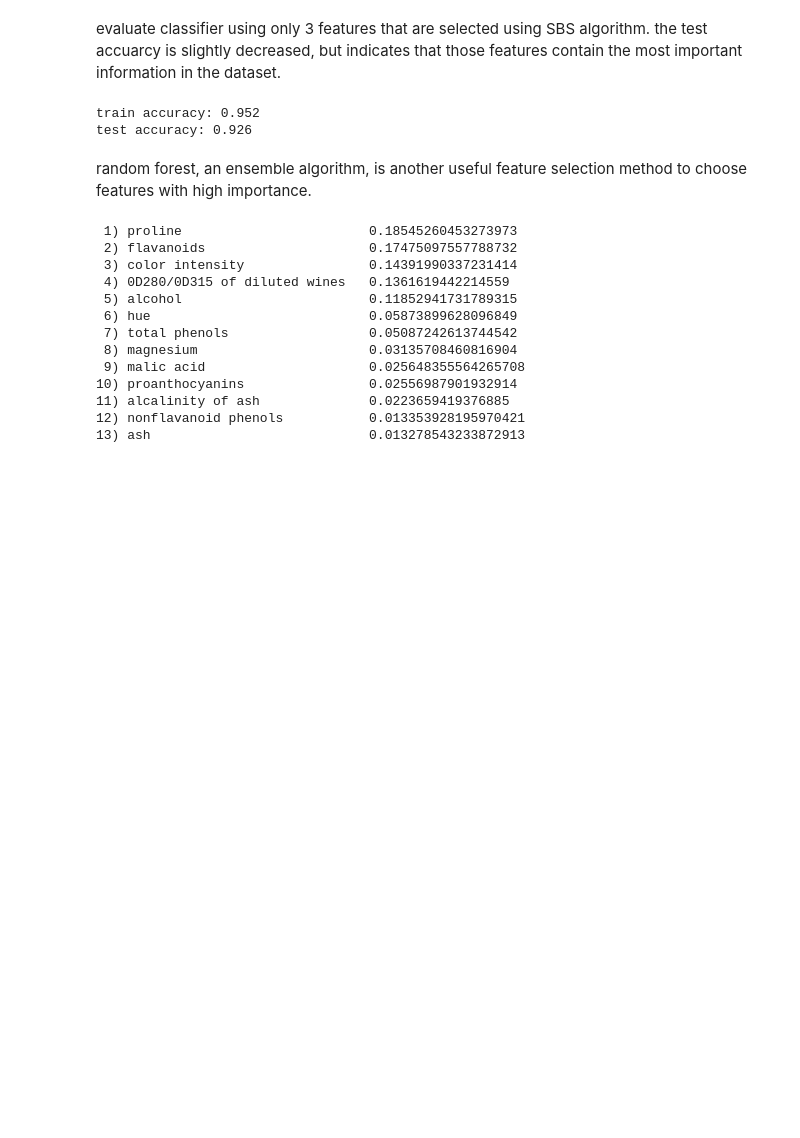
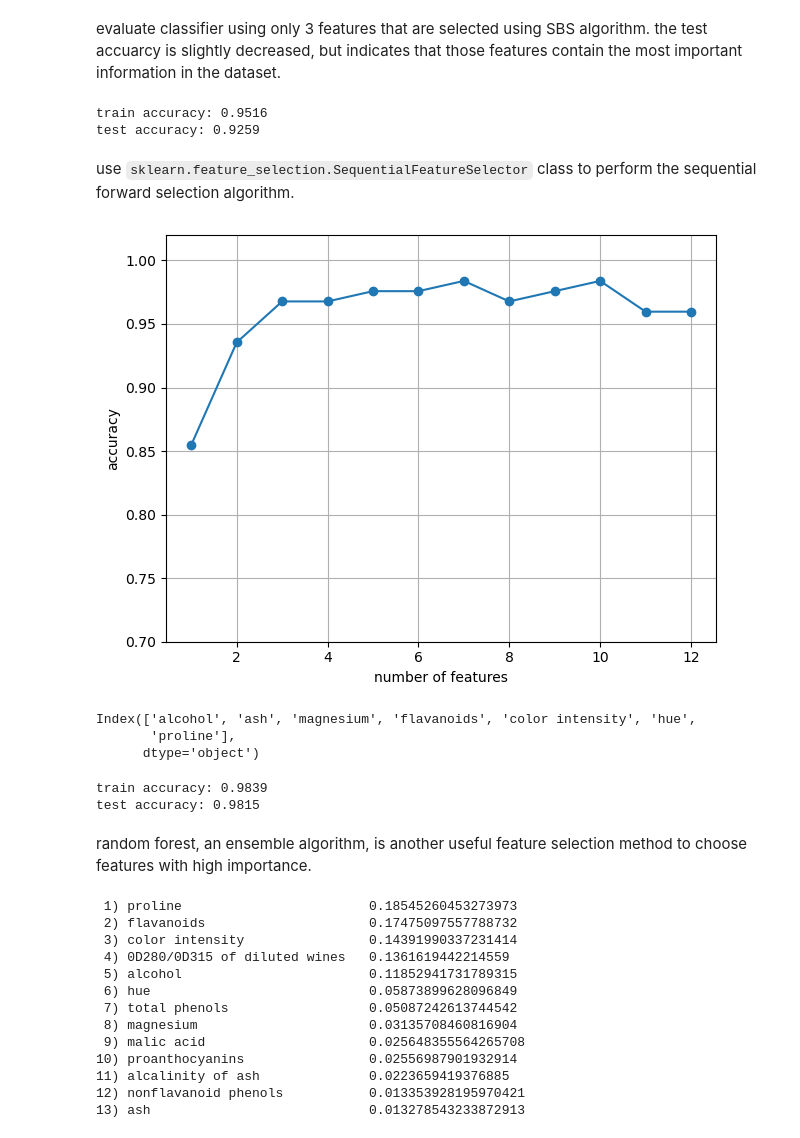
Before and after one commit to hanjihun2000/machine-learning, a Jupyter notebook: guide/data-preprocessing.ipynb, the cells around one changed output. Cells and saved outputs as stored; diff of their text form; code cells hidden in the pictures; blank space fills up the shorter version.

Commit message:
add example of using sklearn.feature_selection.SequentialFeatureSelector class with minor updates on the feature selection section

```diff
--- a/guide/data-preprocessing.ipynb
+++ b/guide/data-preprocessing.ipynb
@@ -241,7 +241,7 @@ from itertools import combinations
 from sklearn.base import clone
 from sklearn.metrics import accuracy_score
 
-class SBS():
+class SequentialBackwardSelection():
     def __init__(self, estimator, k_features, scoring=accuracy_score, test_size=0.25, random_state=1):
         self.estimator = clone(estimator)
         self.k_features = k_features
@@ -254,12 +254,12 @@ class SBS():
         dim = X_train.shape[1]
         self.indices_ = tuple(range(dim))
         self.subsets_ = [self.indices_]
-        score = self.calc_score(X_train, y_train, X_test, y_test, self.indices_)
+        score = self._calc_score(X_train, y_train, X_test, y_test, self.indices_)
         self.scores_ = [score]
         while dim > self.k_features:
             scores, subsets = [], []
             for p in combinations(self.indices_, r=dim-1):
-                score = self.calc_score(X_train, y_train, X_test, y_test, p)
+                score = self._calc_score(X_train, y_train, X_test, y_test, p)
                 scores.append(score)
                 subsets.append(p)
             best = np.argmax(scores)
@@ -269,7 +269,7 @@ class SBS():
             dim -= 1
         return self
 
-    def calc_score(self, X_train, y_train, X_test, y_test, indices):
+    def _calc_score(self, X_train, y_train, X_test, y_test, indices):
         self.estimator.fit(X_train[:, indices], y_train)
         y_pred = self.estimator.predict(X_test[:, indices])
         score = self.scoring(y_test, y_pred)
@@ -280,10 +280,10 @@ class SBS():
 # %%
 from sklearn.neighbors import KNeighborsClassifier
 knn = KNeighborsClassifier(n_neighbors=5)
-sbs = SBS(estimator=knn, k_features=1)
+sbs = SequentialBackwardSelection(estimator=knn, k_features=1)
 sbs.fit(X_train_ss, y_train)
 num_features = [len(k) for k in sbs.subsets_[::-1]]
-plt.plot(num_features, list(reversed(sbs.scores_)), marker="o")
+plt.plot(num_features, sbs.scores_[::-1], marker="o")
 plt.ylim([0.7, 1.05])
 plt.xlabel("number of features")
 plt.ylabel("accuracy")
@@ -310,11 +310,47 @@ test accuracy: 0.963
 evaluate classifier using only 3 features that are selected using SBS algorithm. the test accuarcy is slightly decreased, but indicates that those features contain the most important information in the dataset.
 # %%
 knn.fit(X_train_ss[:, k3], y_train)
-print('train accuracy: {:.3f}'.format(knn.score(X_train_ss[:, k3], y_train)))
-print('test accuracy: {:.3f}'.format(knn.score(X_test_ss[:, k3], y_test)))
+print('train accuracy: {:.4f}'.format(knn.score(X_train_ss[:, k3], y_train)))
+print('test accuracy: {:.4f}'.format(knn.score(X_test_ss[:, k3], y_test)))
 # %% [output]
-train accuracy: 0.952
-test accuracy: 0.926
+train accuracy: 0.9516
+test accuracy: 0.9259
+# %% [markdown]
+use `sklearn.feature_selection.SequentialFeatureSelector` class to perform the sequential forward selection algorithm.
+# %%
+from sklearn.feature_selection import SequentialFeatureSelector
+scores = []
+for n_features in range(1, 13):
+    sfs = SequentialFeatureSelector(knn, n_features_to_select=n_features, n_jobs=-1)
+    sfs.fit(X_train_ss, y_train)
+    f_mask = sfs.support_
+    knn.fit(X_train_ss[:, f_mask], y_train)
+    scores.append(knn.score(X_train_ss[:, f_mask], y_train))
+plt.plot(range(1, 13), scores, marker="o")
+plt.ylim([0.7, 1.02])
+plt.xlabel("number of features")
+plt.ylabel("accuracy")
+plt.grid()
+plt.tight_layout()
+plt.show()
+# %% [output]
+[figure, added]
+# %%
+sfs = SequentialFeatureSelector(knn, n_features_to_select=7, n_jobs=-1) # use 7 features
+sfs.fit(X_train_ss, y_train)
+f_mask = sfs.support_
+df_wine.columns[1:][f_mask]
+# %% [output]
+Index(['alcohol', 'ash', 'magnesium', 'flavanoids', 'color intensity', 'hue',
+       'proline'],
+      dtype='object')
+# %%
+knn.fit(X_train_ss[:, f_mask], y_train)
+print('train accuracy: {:.4f}'.format(knn.score(X_train_ss[:, f_mask], y_train)))
+print('test accuracy: {:.4f}'.format(knn.score(X_test_ss[:, f_mask], y_test)))
+# %% [output]
+train accuracy: 0.9839
+test accuracy: 0.9815
 # %% [markdown]
 random forest, an ensemble algorithm, is another useful feature selection method to choose features with high importance.
 # %%
```
Also changed, not shown: parts of 4 cells of this notebook.
